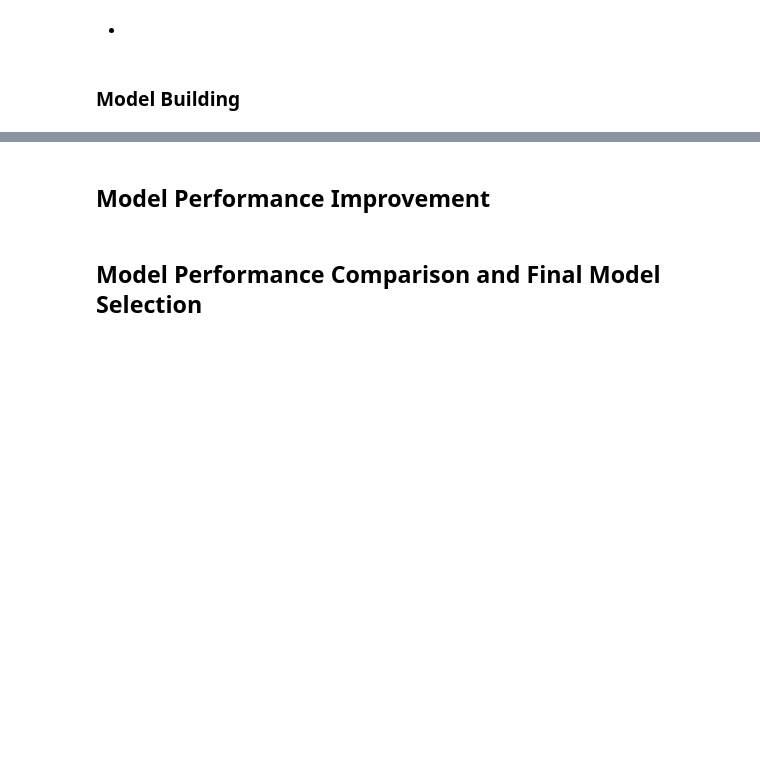
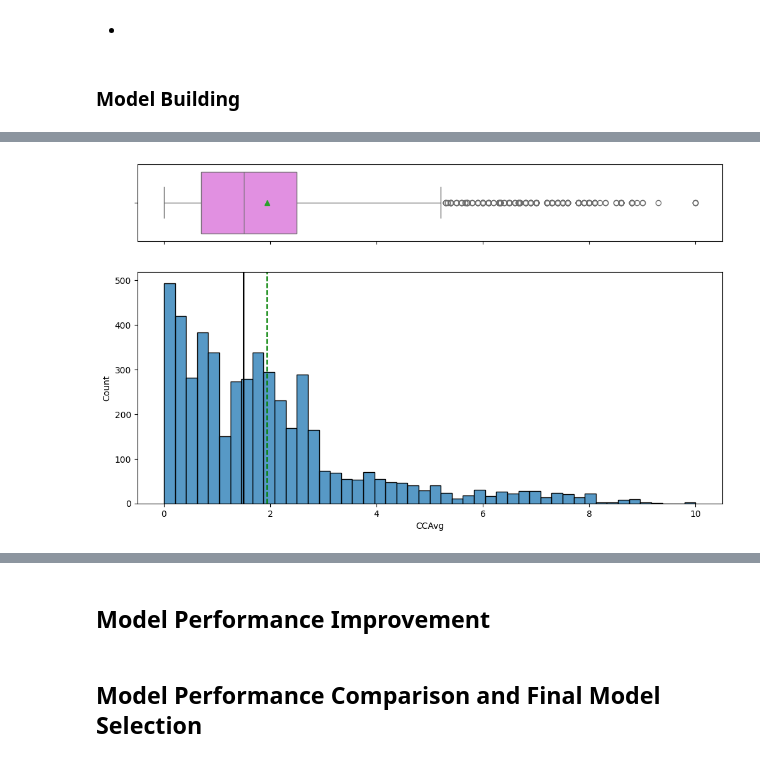
Before and after one commit to cent-softuni/math_project, a Jupyter notebook: AIML_ML_Project_full_code_notebook.ipynb, the cells around one changed output, grey strips where cells are left out. Cells and saved outputs as stored; diff of their text form; code cells hidden in the pictures; blank space fills up the shorter version.

```diff
--- a/AIML_ML_Project_full_code_notebook.ipynb
+++ b/AIML_ML_Project_full_code_notebook.ipynb
@@ -81,0 +270,4 @@ Error:
+# %%
+histogram_boxplot(data, "CCAvg")
+# %% [output]
+[figure, added]
```
Also changed, not shown: parts of 21 cells of this notebook.
